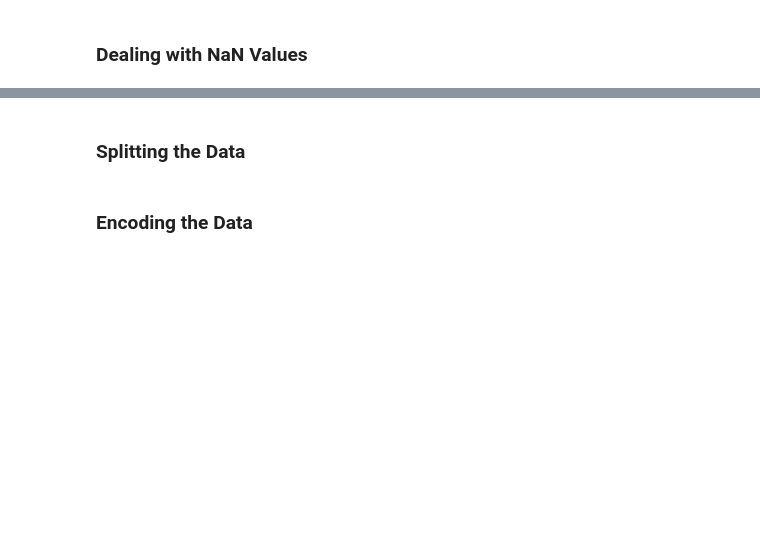
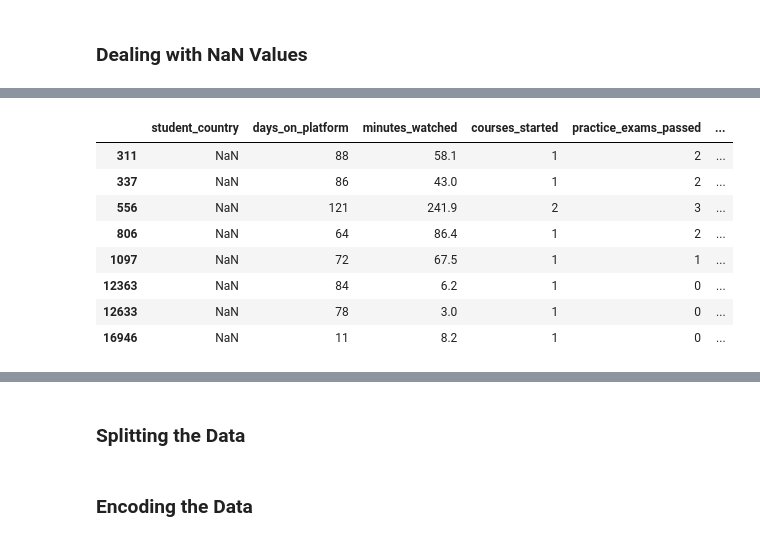
Before and after one commit to Numann-Malik/Classification, a Jupyter notebook: Machine Learning Project.ipynb, the cells around one changed output, grey strips where cells are left out. Drawn from its saved outputs; the diff is of its cells as text; code cells hidden in the pictures; blank space fills up the shorter version.

```diff
--- a/Machine Learning Project.ipynb
+++ b/Machine Learning Project.ipynb
@@ -58,0 +136,12 @@ sns.kdeplot(data = data, x='minutes_spent_on_exams', ax=axes[2,1])
+# %%
+data_no_mult.loc[data_no_mult['student_country'].isna()]
+# %% [output]
+|  | student_country | days_on_platform | minutes_watched | courses_started | practice_exams_passed | ... |
+| 311 | NaN | 88 | 58.1 | 1 | 2 | ... |
+| 337 | NaN | 86 | 43.0 | 1 | 2 | ... |
+| 556 | NaN | 121 | 241.9 | 2 | 3 | ... |
+| 806 | NaN | 64 | 86.4 | 1 | 2 | ... |
+| 1097 | NaN | 72 | 67.5 | 1 | 1 | ... |
+| 12363 | NaN | 84 | 6.2 | 1 | 0 | ... |
+| 12633 | NaN | 78 | 3.0 | 1 | 0 | ... |
+| 16946 | NaN | 11 | 8.2 | 1 | 0 | ... |
```
Also changed, not shown: parts of 20 cells of this notebook.
